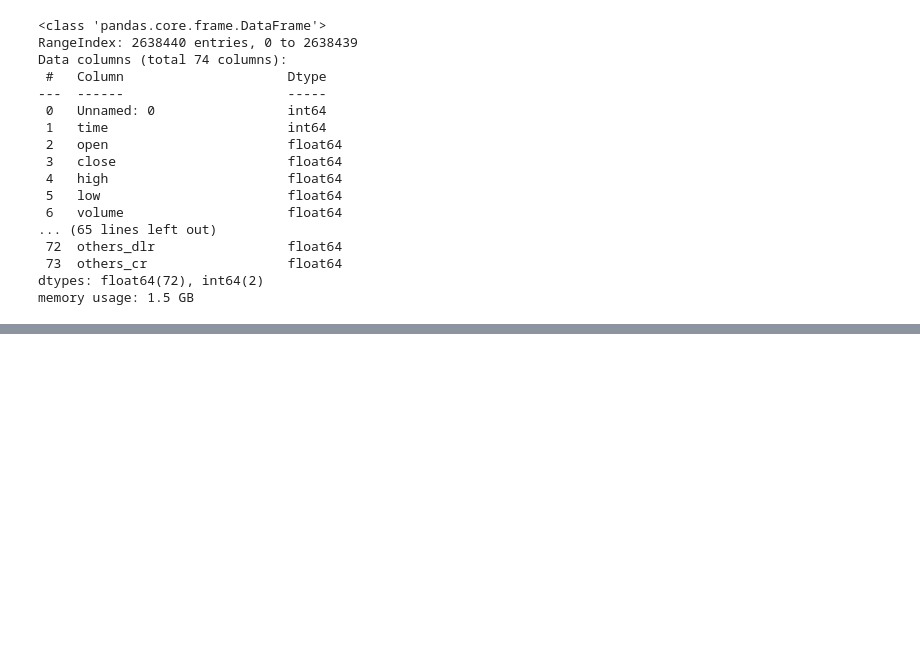
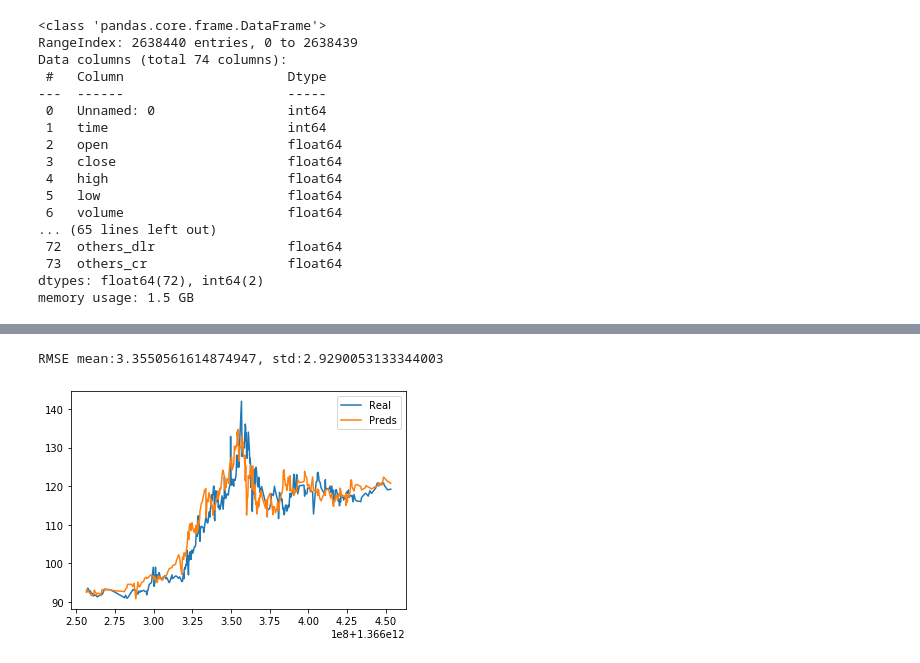
Before and after one commit to ar-ambuj23/data_mining_project2020, a Jupyter notebook: testing/Example.ipynb, the cells around one changed output, grey strips where cells are left out. Saved outputs shown, nothing was run; the diff lists cells and outputs as text; code cells hidden in the pictures; blank space fills up the shorter version.

```diff
--- a/testing/Example.ipynb
+++ b/testing/Example.ipynb
@@ -95,0 +123,5 @@ RMSE mean:0.22419792930917937, std:0.25265014189752655
+# %%
+lgbm_results = testModel(data, 360, 9000, 10200, 3, 'lgbm')
+# %% [output]
+RMSE mean:3.3550561614874947, std:2.9290053133344003
+[figure, added]
```
Also changed, not shown: parts of 9 cells of this notebook.
